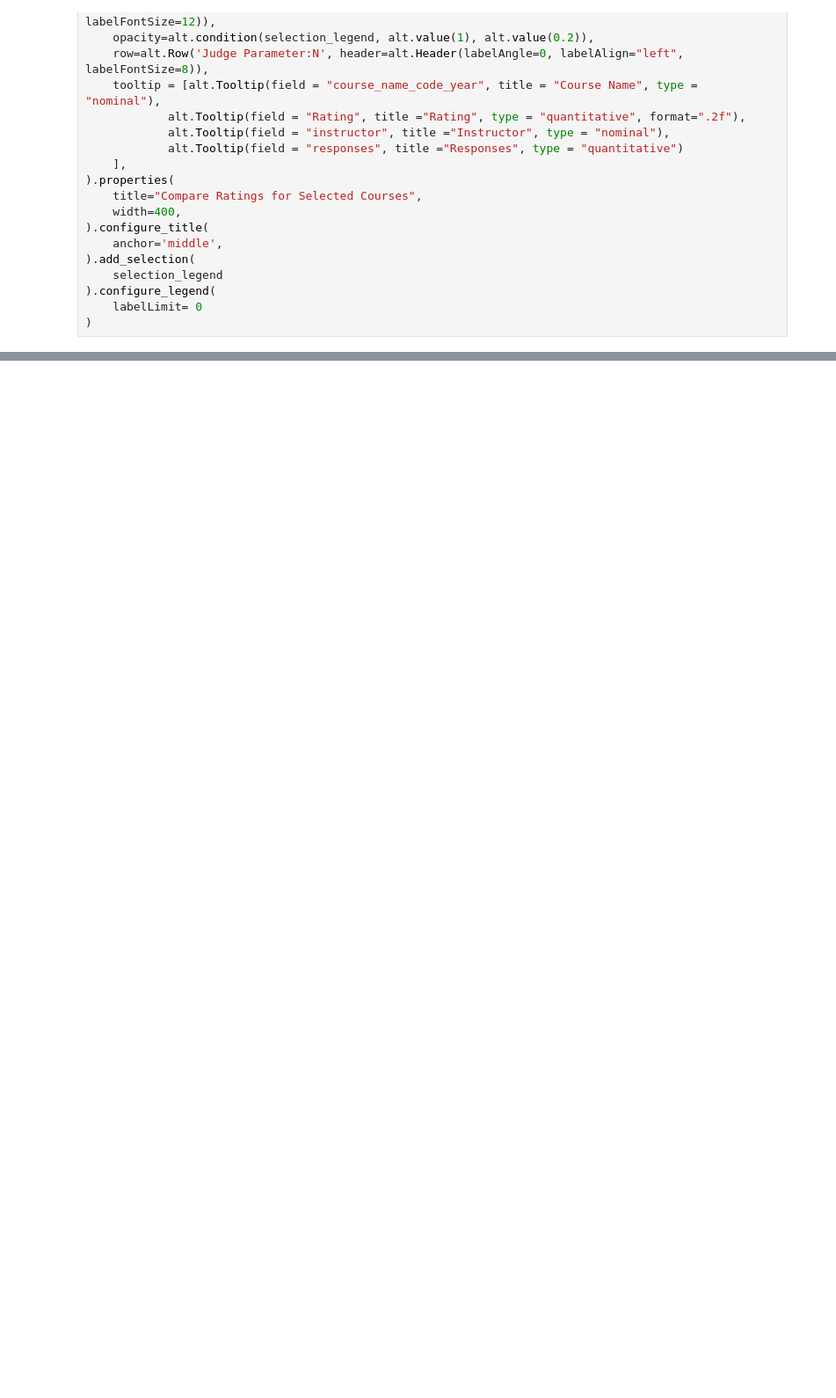
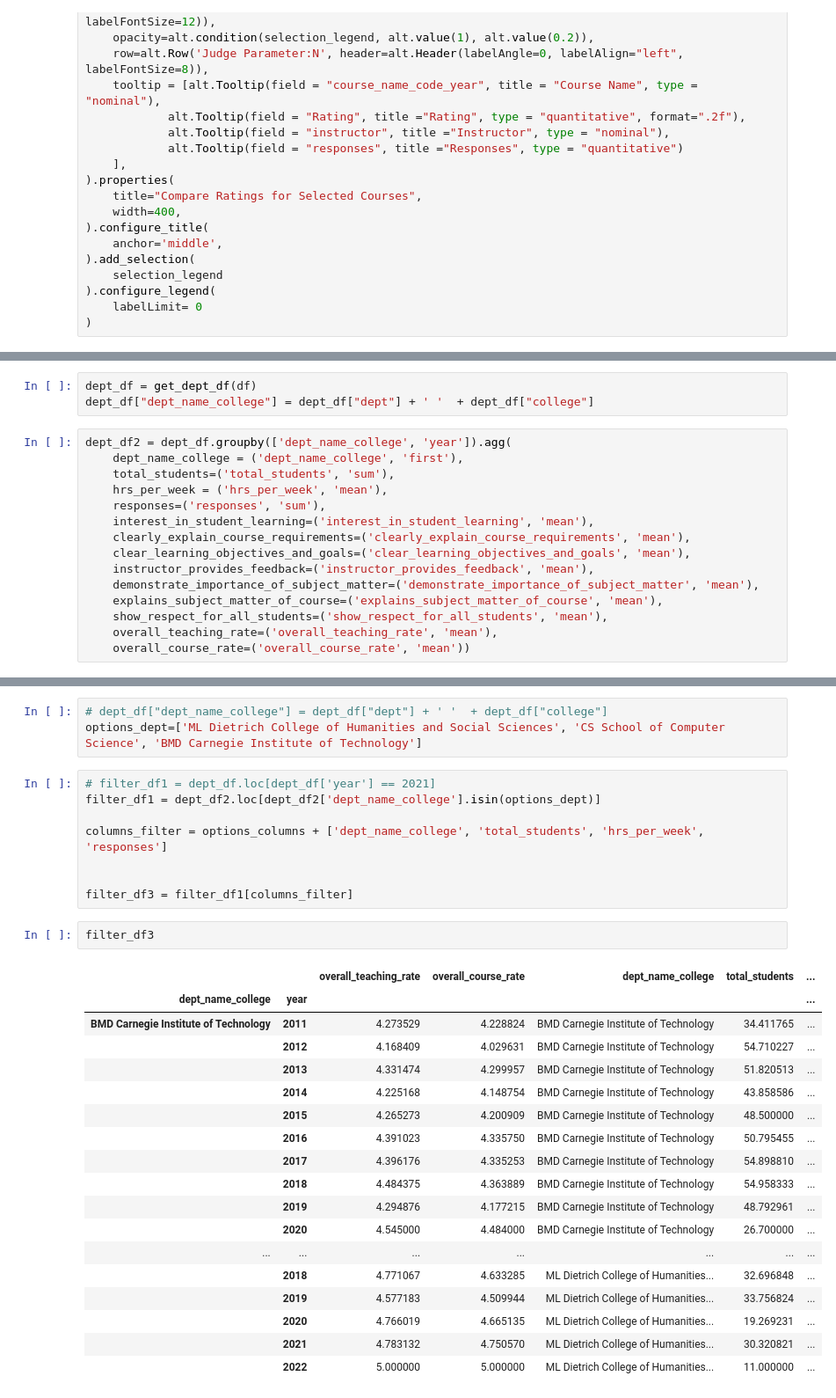
Before and after one commit to JennySong99/final-project-the-evaluators, a Jupyter notebook: my_component/test.ipynb, the cells around one changed output, grey strips where cells are left out. Shown at 88% size. Cells and saved outputs as stored; diff of their text form; blank space fills up the shorter version.

```diff
--- a/my_component/test.ipynb
+++ b/my_component/test.ipynb
@@ -86,3 +142,21 @@ base = alt.Chart(reshaped_filter_df).mark_bar(tooltip=True).transform_calculate(
 base
 # %% [output]
 [interactive output not drawn]
+# %%
+dept_df = get_dept_df(df)
+dept_df["dept_name_college"] = dept_df["dept"] + ' '  + dept_df["college"]
+# %%
+dept_df2 = dept_df.groupby(['dept_name_college', 'year']).agg(
+    dept_name_college = ('dept_name_college', 'first'),
+    total_students=('total_students', 'sum'),
+    hrs_per_week = ('hrs_per_week', 'mean'),
+    responses=('responses', 'sum'),
+    interest_in_student_learning=('interest_in_student_learning', 'mean'),
+    clearly_explain_course_requirements=('clearly_explain_course_requirements', 'mean'),
+    clear_learning_objectives_and_goals=('clear_learning_objectives_and_goals', 'mean'),
+    instructor_provides_feedback=('instructor_provides_feedback', 'mean'),
+    demonstrate_importance_of_subject_matter=('demonstrate_importance_of_subject_matter', 'mean'),
+    explains_subject_matter_of_course=('explains_subject_matter_of_course', 'mean'),
+    show_respect_for_all_students=('show_respect_for_all_students', 'mean'),
+    overall_teaching_rate=('overall_teaching_rate', 'mean'),
+    overall_course_rate=('overall_course_rate', 'mean'))
@@ -88,0 +180,32 @@ base
+# %%
+# dept_df["dept_name_college"] = dept_df["dept"] + ' '  + dept_df["college"]
+options_dept=['ML Dietrich College of Humanities and Social Sciences', 'CS School of Computer Science', 'BMD Carnegie Institute of Technology']
+# %%
+# filter_df1 = dept_df.loc[dept_df['year'] == 2021]
+filter_df1 = dept_df2.loc[dept_df2['dept_name_college'].isin(options_dept)]
+
+columns_filter = options_columns + ['dept_name_college', 'total_students', 'hrs_per_week', 'responses']
+
+
+filter_df3 = filter_df1[columns_filter]
+# %%
+filter_df3
+# %% [output]
+|  |  | overall_teaching_rate | overall_course_rate | dept_name_college | total_students | ... |
+| dept_name_college | year |  |  |  |  | ... |
+| BMD Carnegie Institute of Technology | 2011 | 4.273529 | 4.228824 | BMD Carnegie Institute of Technology | 34.411765 | ... |
+|  | 2012 | 4.168409 | 4.029631 | BMD Carnegie Institute of Technology | 54.710227 | ... |
+|  | 2013 | 4.331474 | 4.299957 | BMD Carnegie Institute of Technology | 51.820513 | ... |
+|  | 2014 | 4.225168 | 4.148754 | BMD Carnegie Institute of Technology | 43.858586 | ... |
+|  | 2015 | 4.265273 | 4.200909 | BMD Carnegie Institute of Technology | 48.500000 | ... |
+|  | 2016 | 4.391023 | 4.335750 | BMD Carnegie Institute of Technology | 50.795455 | ... |
+|  | 2017 | 4.396176 | 4.335253 | BMD Carnegie Institute of Technology | 54.898810 | ... |
+|  | 2018 | 4.484375 | 4.363889 | BMD Carnegie Institute of Technology | 54.958333 | ... |
+|  | 2019 | 4.294876 | 4.177215 | BMD Carnegie Institute of Technology | 48.792961 | ... |
+|  | 2020 | 4.545000 | 4.484000 | BMD Carnegie Institute of Technology | 26.700000 | ... |
+| ... | ... | ... | ... | ... | ... | ... |
+|  | 2018 | 4.771067 | 4.633285 | ML Dietrich College of Humanities... | 32.696848 | ... |
+|  | 2019 | 4.577183 | 4.509944 | ML Dietrich College of Humanities... | 33.756824 | ... |
+|  | 2020 | 4.766019 | 4.665135 | ML Dietrich College of Humanities... | 19.269231 | ... |
+|  | 2021 | 4.783132 | 4.750570 | ML Dietrich College of Humanities... | 30.320821 | ... |
+|  | 2022 | 5.000000 | 5.000000 | ML Dietrich College of Humanities... | 11.000000 | ... |
```
Also changed, not shown: parts of 5 cells of this notebook, 2 other files.
